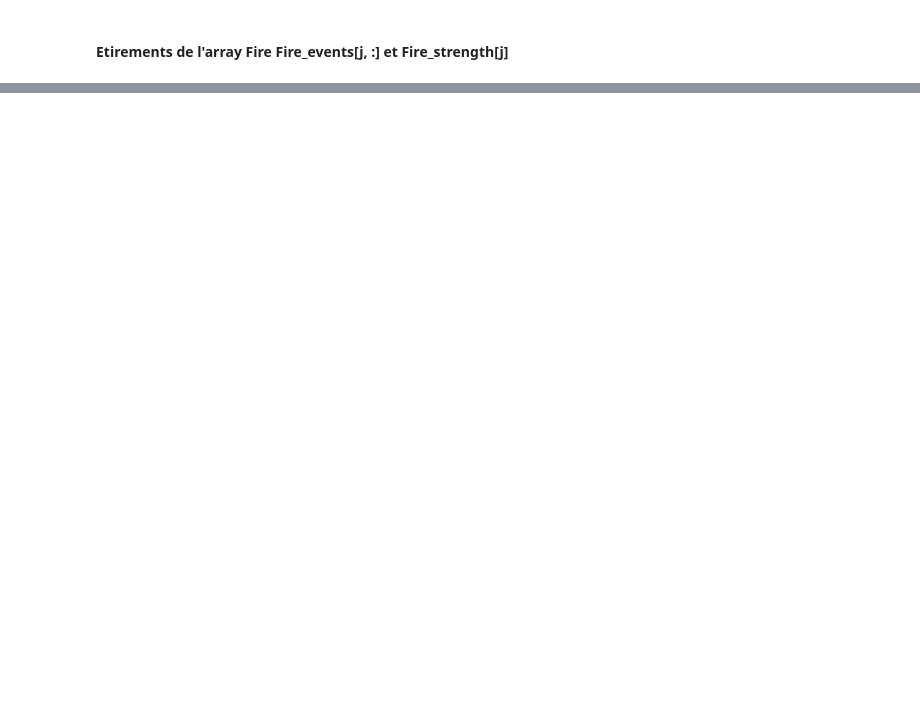
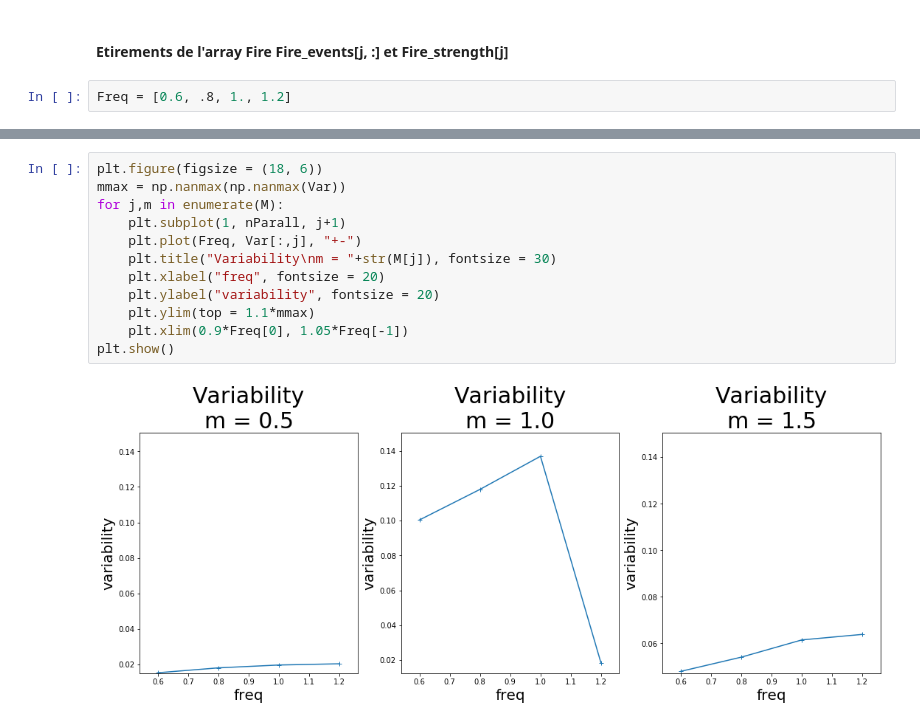
Before and after one commit to cavaillesj/-ecosystem_behavior, a Jupyter notebook: Variability VS frequency.ipynb, the cells around one changed output, grey strips where cells are left out. Saved outputs shown, nothing was run; the diff lists cells and outputs as text; blank space fills up the shorter version.

```diff
--- a/Variability VS frequency.ipynb
+++ b/Variability VS frequency.ipynb
@@ -63,2 +68,4 @@ plt.show()
 # %% [markdown]
 #### Etirements de l'array Fire Fire_events[j, :] et Fire_strength[j]
+# %%
+Freq = [0.6, .8, 1., 1.2]
@@ -64,0 +115,14 @@ plt.show()
+# %%
+plt.figure(figsize = (18, 6))
+mmax = np.nanmax(np.nanmax(Var))
+for j,m in enumerate(M):
+    plt.subplot(1, nParall, j+1)
+    plt.plot(Freq, Var[:,j], "+-")
+    plt.title("Variability\nm = "+str(M[j]), fontsize = 30)
+    plt.xlabel("freq", fontsize = 20)
+    plt.ylabel("variability", fontsize = 20)
+    plt.ylim(top = 1.1*mmax)
+    plt.xlim(0.9*Freq[0], 1.05*Freq[-1])
+plt.show()
+# %% [output]
+[figure, added]
```
Also changed, not shown: parts of 7 cells of this notebook, 6 other files.
